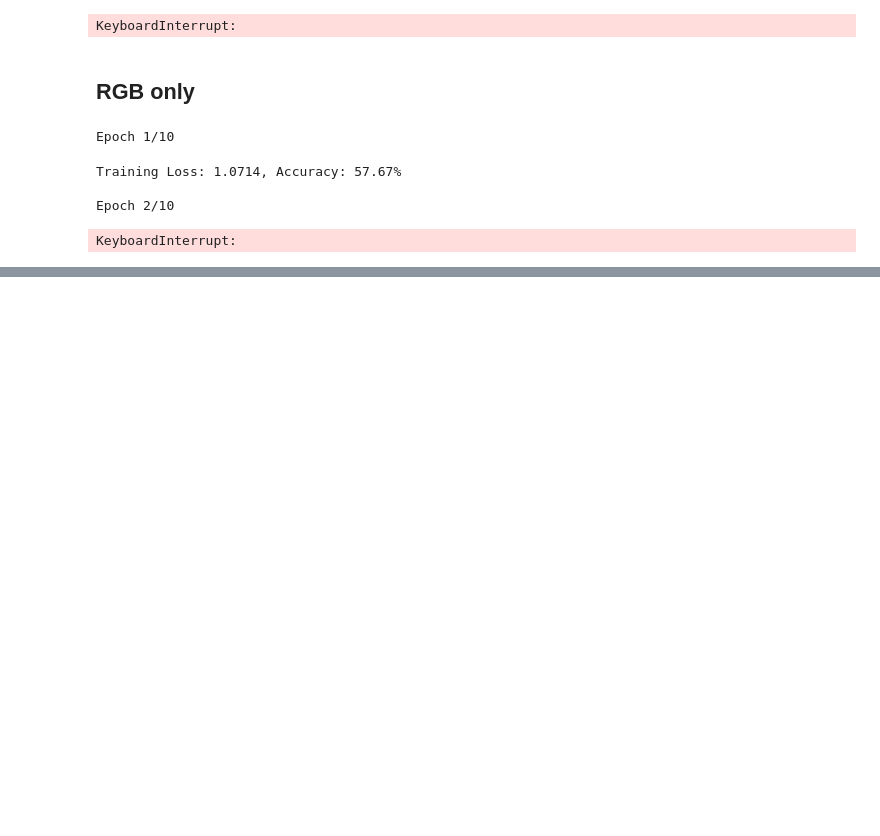
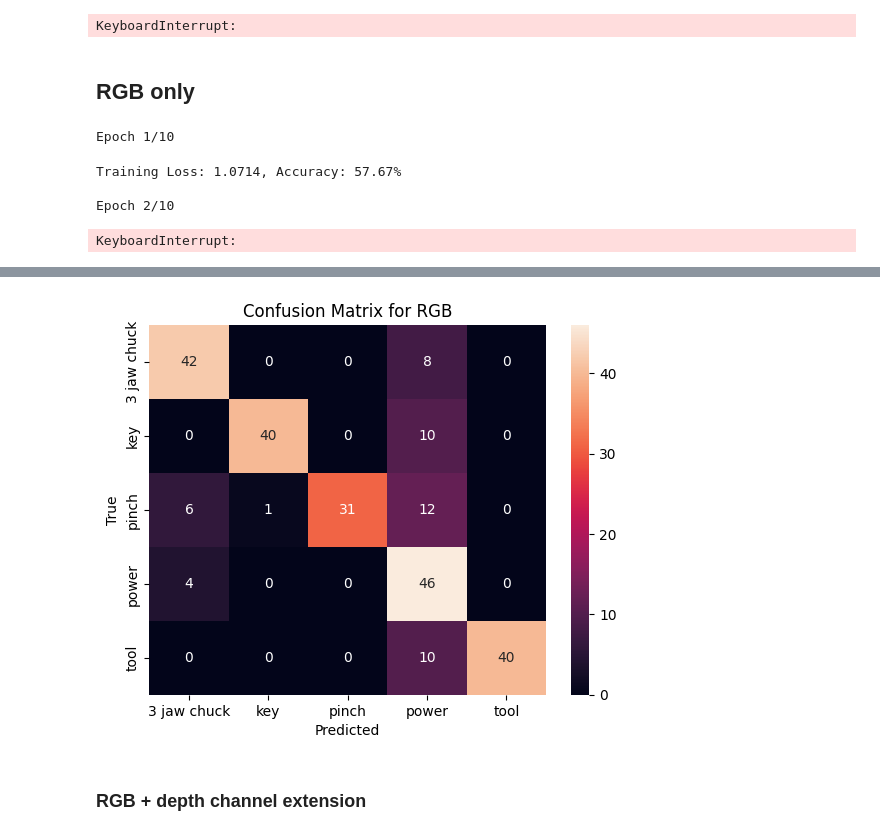
Before and after one commit to wish2023/Dexterous-manipulation-via-vision, a Jupyter notebook: visualise.ipynb, the cells around one changed output, grey strips where cells are left out. Saved outputs shown, nothing was run; the diff lists cells and outputs as text; code cells hidden in the pictures; blank space fills up the shorter version.

```diff
--- a/visualise.ipynb
+++ b/visualise.ipynb
@@ -287,14 +295,14 @@ plot_input_reconstruction(model, dataset, 3500, device='cpu')
 ## Depth fusion
 # %%
 class ResNetDepthFusion(nn.Module):
-    def __init__(self, autoencoder_weights='autoencoder.pt', resnet_weights='DEFAULT', latent_dim=128, num_classes=5):
+    def __init__(self, autoencoder_weights='autoencoder.pt', resnet_weights='DEFAULT', latent_dim=512, num_classes=5):
         super(ResNetDepthFusion, self).__init__()
 
-        self.resnet = models.resnet18(weights=resnet_weights)
+        self.resnet = models.resnet50(weights=resnet_weights)
         self.fc = nn.Linear(self.resnet.fc.in_features + latent_dim, num_classes)
         self.resnet = torch.nn.Sequential(*(list(self.resnet.children())[:-1]))
         self.depth_autoencoder = DepthAutoencoder(latent_dim=latent_dim)
-        self.depth_autoencoder.load_state_dict(torch.load(autoencoder_weights, map_location=torch.device('cpu')))
+        self.depth_autoencoder.load_state_dict(torch.load(autoencoder_weights, weights_only=True))
 
     def forward(self, rgb, depth):
         output1 = self.resnet(rgb).squeeze(-1).squeeze(-1)
@@ -418,0 +429,2 @@ KeyboardInterrupt:
+# %%
+class_names = ["3 jaw chuck", "key", "pinch", "power", "tool"]
@@ -418,0 +494,16 @@ KeyboardInterrupt:
+# %%
+import matplotlib.pyplot as plt
+import seaborn as sns
+from sklearn.metrics import confusion_matrix, ConfusionMatrixDisplay
+
+cm = confusion_matrix(y_true, y_pred)
+
+sns.heatmap(cm, annot=True, xticklabels=class_names, yticklabels=class_names)
+plt.xlabel("Predicted")
+plt.ylabel("True")
+plt.title("Confusion Matrix for RGB")
+plt.show()
+# %% [output]
+[figure, added]
+# %% [markdown]
+### RGB + depth channel extension
```
Also changed, not shown: parts of 11 cells of this notebook, 1 other file.
